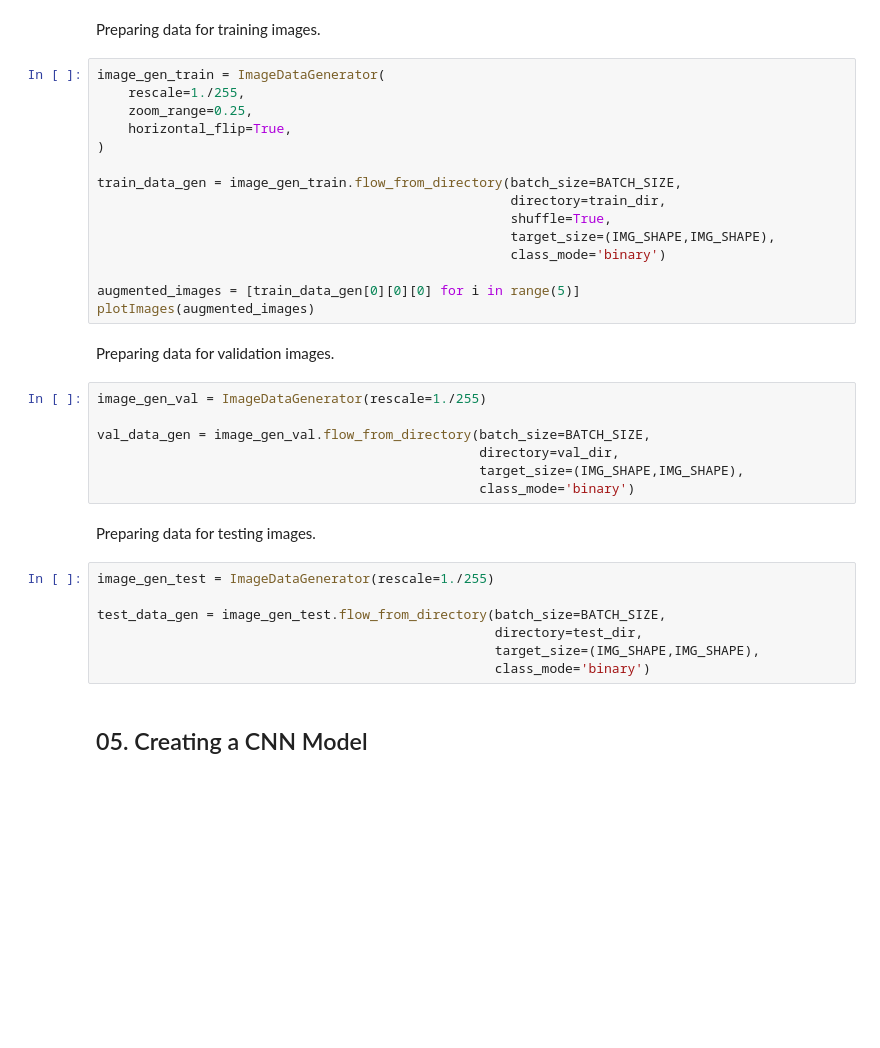
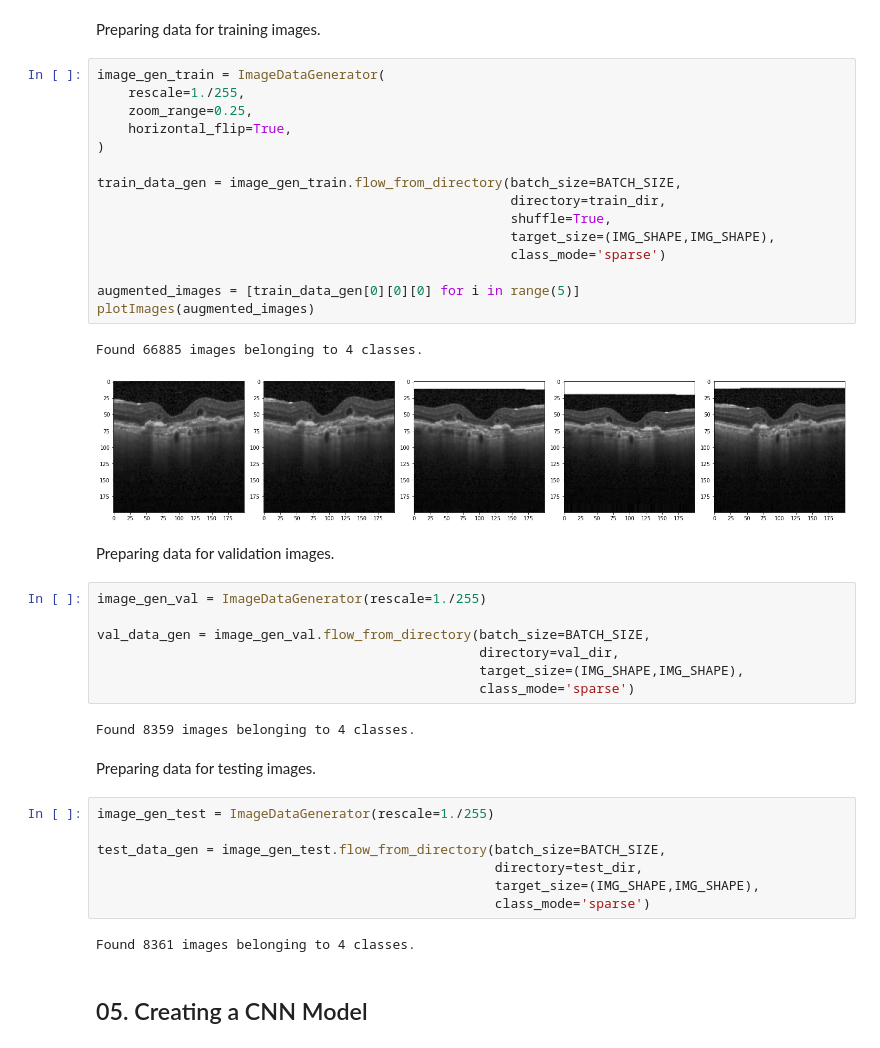
Before and after one commit to byunsy/retinal-oct-classification, a Jupyter notebook: Retinal_OCT_Classification.ipynb, the cells around one changed output. Drawn from its saved outputs; the diff is of its cells as text; blank space fills up the shorter version.

```diff
--- a/Retinal_OCT_Classification.ipynb
+++ b/Retinal_OCT_Classification.ipynb
@@ -357,18 +397,21 @@ Preparing data for training images.
 # %%
 image_gen_train = ImageDataGenerator(
     rescale=1./255,
     zoom_range=0.25,
     horizontal_flip=True,
 )
 
 train_data_gen = image_gen_train.flow_from_directory(batch_size=BATCH_SIZE,
                                                      directory=train_dir,
                                                      shuffle=True,
                                                      target_size=(IMG_SHAPE,IMG_SHAPE),
-                                                     class_mode='binary')
+                                                     class_mode='sparse')
 
 augmented_images = [train_data_gen[0][0][0] for i in range(5)]
 plotImages(augmented_images)
+# %% [output]
+Found 66885 images belonging to 4 classes.
+[figure, added]
 # %% [markdown]
 Preparing data for validation images.
 # %%
@@ -377,7 +420,9 @@ image_gen_val = ImageDataGenerator(rescale=1./255)
 val_data_gen = image_gen_val.flow_from_directory(batch_size=BATCH_SIZE,
                                                  directory=val_dir,
                                                  target_size=(IMG_SHAPE,IMG_SHAPE),
-                                                 class_mode='binary')
+                                                 class_mode='sparse')
+# %% [output]
+Found 8359 images belonging to 4 classes.
 # %% [markdown]
 Preparing data for testing images.
 # %%
@@ -386,7 +431,9 @@ image_gen_test = ImageDataGenerator(rescale=1./255)
 test_data_gen = image_gen_test.flow_from_directory(batch_size=BATCH_SIZE,
                                                    directory=test_dir,
                                                    target_size=(IMG_SHAPE,IMG_SHAPE),
-                                                   class_mode='binary')
+                                                   class_mode='sparse')
+# %% [output]
+Found 8361 images belonging to 4 classes.
 # %% [markdown]
 ## 05. Creating a CNN Model
 # %% [markdown]
```
Also changed, not shown: parts of 16 cells of this notebook.
